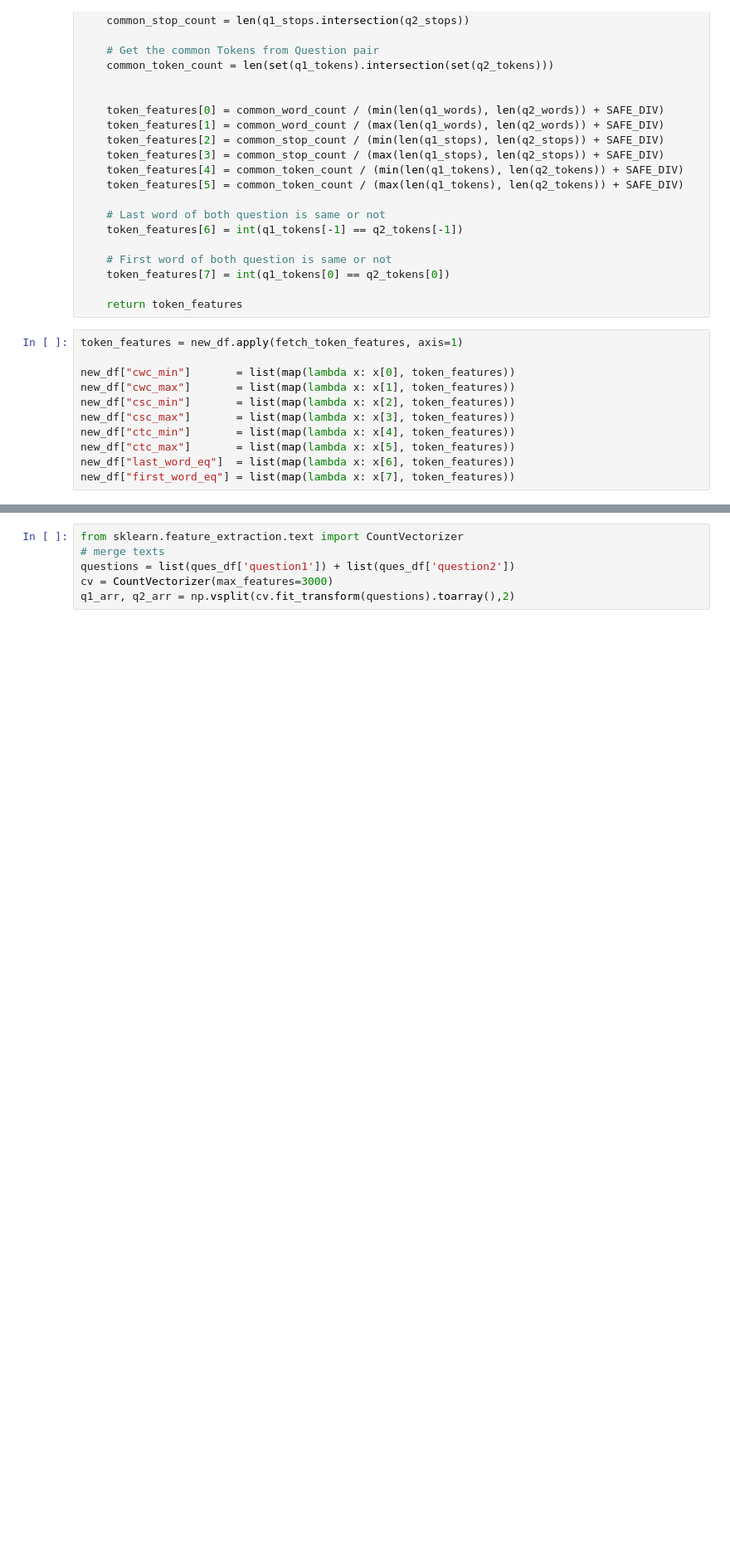
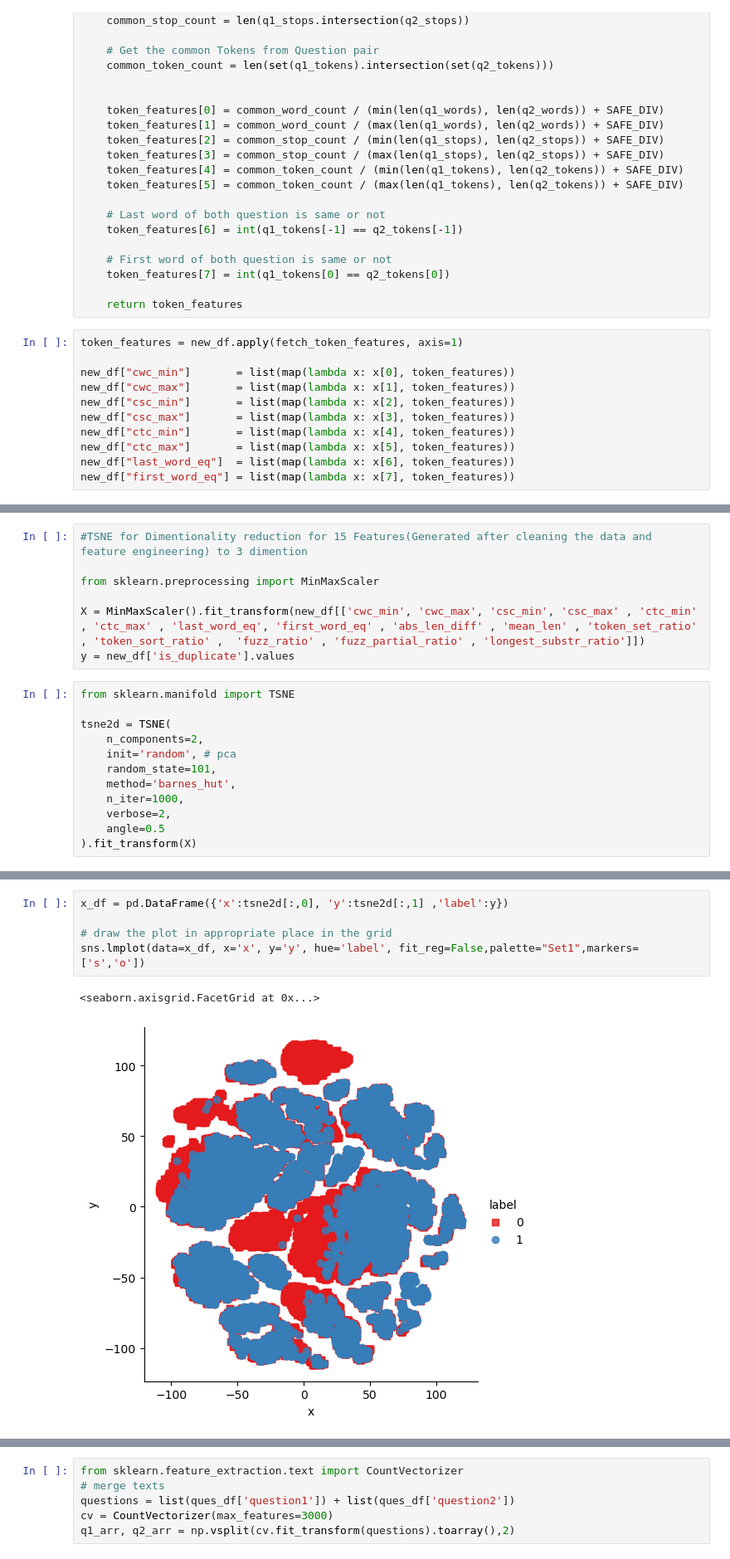
Before and after one commit to samiulbuet09/Quora-Duplicate-Question-Pair-Detection, a Jupyter notebook: Quora-Duplicate-Question-Pair.ipynb, the cells around one changed output, grey strips where cells are left out. Shown at 83% size. Saved outputs shown, nothing was run; the diff lists cells and outputs as text; blank space fills up the shorter version.

```diff
--- a/Quora-Duplicate-Question-Pair.ipynb
+++ b/Quora-Duplicate-Question-Pair.ipynb
@@ -358,0 +463,19 @@ sns.pairplot(new_df[['last_word_eq', 'first_word_eq', 'is_duplicate']],hue='is_d
+# %%
+#TSNE for Dimentionality reduction for 15 Features(Generated after cleaning the data and feature engineering) to 3 dimention
+
+from sklearn.preprocessing import MinMaxScaler
+
+X = MinMaxScaler().fit_transform(new_df[['cwc_min', 'cwc_max', 'csc_min', 'csc_max' , 'ctc_min' , 'ctc_max' , 'last_word_eq', 'first_word_eq' , 'abs_len_diff' , 'mean_len' , 'token_set_ratio' , 'token_sort_ratio' ,  'fuzz_ratio' , 'fuzz_partial_ratio' , 'longest_substr_ratio']])
+y = new_df['is_duplicate'].values
+# %%
+from sklearn.manifold import TSNE
+
+tsne2d = TSNE(
+    n_components=2,
+    init='random', # pca
+    random_state=101,
+    method='barnes_hut',
+    n_iter=1000,
+    verbose=2,
+    angle=0.5
+).fit_transform(X)
@@ -359,2 +510,10 @@ sns.pairplot(new_df[['last_word_eq', 'first_word_eq', 'is_duplicate']],hue='is_d
+# %%
+x_df = pd.DataFrame({'x':tsne2d[:,0], 'y':tsne2d[:,1] ,'label':y})
+
+# draw the plot in appropriate place in the grid
+sns.lmplot(data=x_df, x='x', y='y', hue='label', fit_reg=False,palette="Set1",markers=['s','o'])
+# %% [output]
+<seaborn.axisgrid.FacetGrid at 0x...>
+[figure, added]
 # %%
 ques_df = new_df[['question1','question2']]
```
Also changed, not shown: parts of 35 cells of this notebook.
